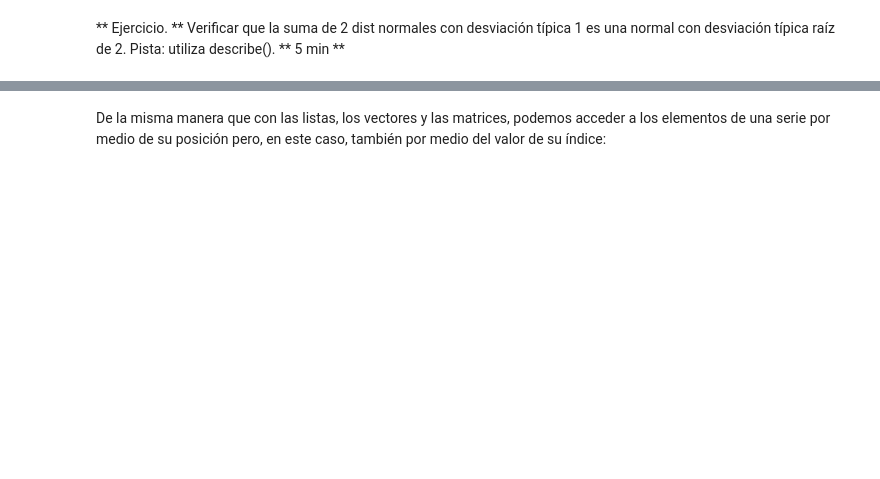
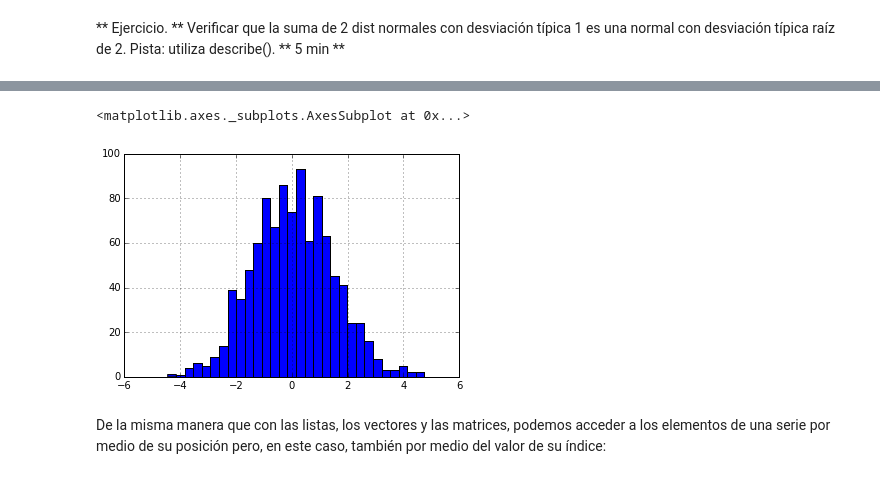
Before and after one commit to PacoSalas/Gesti-n-de-tesorer-a-con-Python, a Jupyter notebook: Sesion2.ipynb, the cells around one changed output, grey strips where cells are left out. Drawn from its saved outputs; the diff is of its cells as text; code cells hidden in the pictures; blank space fills up the shorter version.

```diff
--- a/Sesion2.ipynb
+++ b/Sesion2.ipynb
@@ -31,5 +115,9 @@ Además de atributos, los objectos disponen de una colección de funciones que t
 # %%
-# Representa el histograma de s con bins = 30
+# Representa el histograma de s3 con bins = 30
+s3.hist(bins=30)
+# %% [output]
+<matplotlib.axes._subplots.AxesSubplot at 0x...>
+[figure, added]
 # %% [markdown]
 De la misma manera que con las listas, los vectores y las matrices, podemos acceder a los elementos de una serie por medio de su posición pero, en este caso, también por medio del valor de su índice:
 # %%
```
Also changed, not shown: parts of 55 cells of this notebook, 9 other files.
